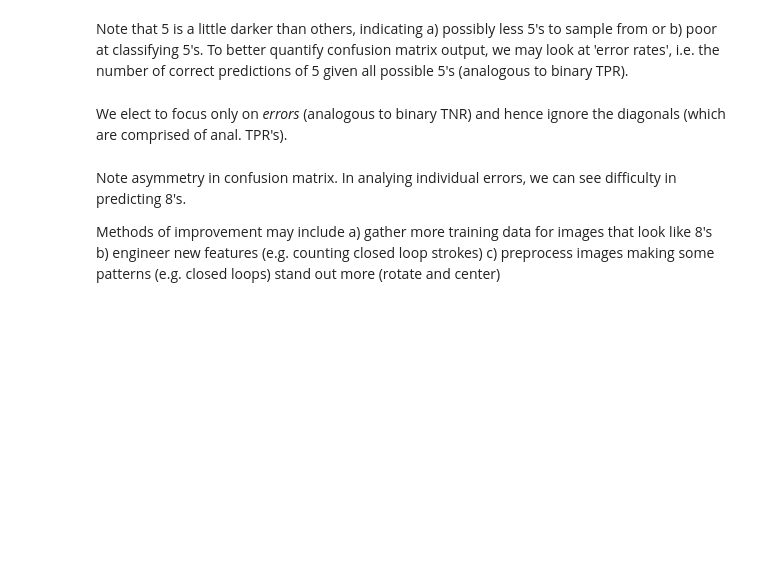
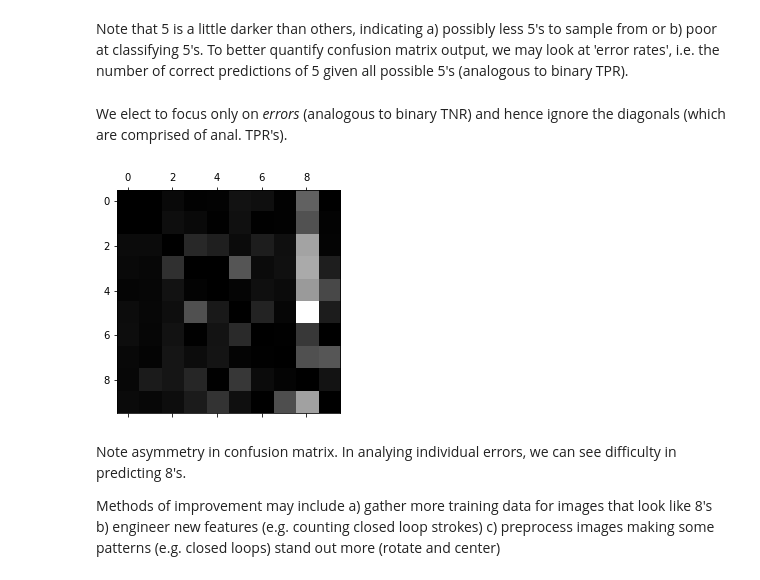
Before and after one commit to phelps-matthew/Coding-Exercises, a Jupyter notebook: ml/geron/03_Classification.ipynb, the cells around one changed output. Cells and saved outputs as stored; diff of their text form; code cells hidden in the pictures; blank space fills up the shorter version.

```diff
--- a/ml/geron/03_Classification.ipynb
+++ b/ml/geron/03_Classification.ipynb
@@ -417,9 +430,11 @@ norm_conf_mx = conf_mx / row_sums # Normalized by total number of actual instanc
 # %% [markdown]
 We elect to focus only on *errors* (analogous to binary TNR) and hence ignore the diagonals (which are comprised of anal. TPR's).
 # %%
-np.fill_diagonal(norm_cf_mx, 0)
+np.fill_diagonal(norm_conf_mx, 0)
 plt.matshow(norm_conf_mx, cmap=plt.cm.gray)
 plt.show()
+# %% [output]
+[figure, added]
 # %% [markdown]
 Note asymmetry in confusion matrix. In analying individual errors, we can see difficulty in predicting 8's.
 
```
Also changed, not shown: parts of 6 cells of this notebook.
